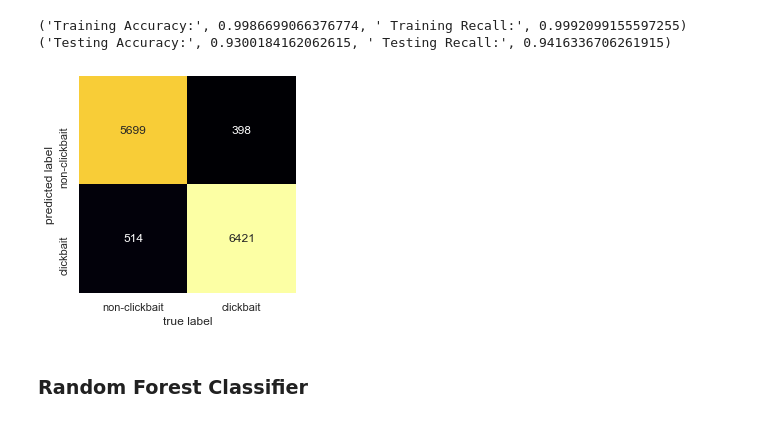
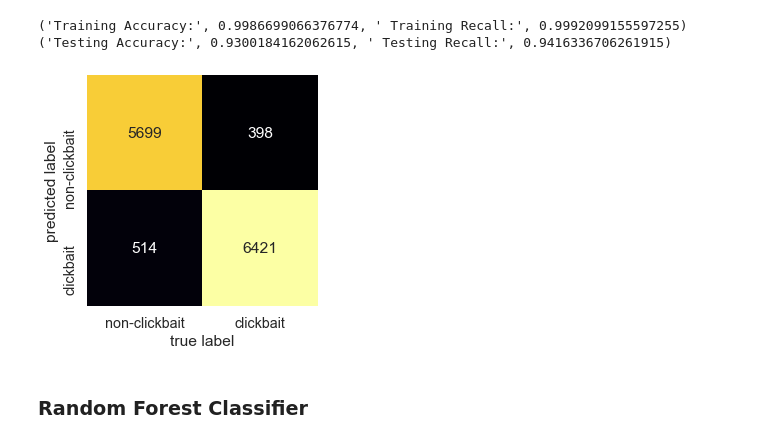
Before and after one commit to AlisonSalerno/clickbait_detector, a Jupyter notebook: workingnotebooks/modeling.ipynb, the cells around one changed output. Saved outputs shown, nothing was run; the diff lists cells and outputs as text; code cells hidden in the pictures.

```diff
--- a/workingnotebooks/modeling.ipynb
+++ b/workingnotebooks/modeling.ipynb
@@ -42,4 +42,4 @@ from matplotlib import style
 #punctuation, non-alphabetical/non-numerical characters removed and links were scrubbed from the data
 #numbers were not removed due to prevalence of numbers in clickbait headlines
 
-df = pd.read_csv('/data/with_engineeredfeat_data.csv',index_col=0)
+df = pd.read_csv('../data/with_engineeredfeat_data.csv',index_col=0)
@@ -149,14 +147,18 @@ print(test_results(nb_test_preds))
 # %%
 #confusion matrix on test set NB Classifier
 sns.set()
 
 cm_dc = confusion_matrix(y_test, nb_test_preds)
+sns.set(font_scale=1.3)
 sns.heatmap(cm_dc.T, square=True, annot=True, fmt='d', cbar=False,cmap="inferno", xticklabels=['non-clickbait','clickbait'],yticklabels=['non-clickbait','clickbait']
             )
+plt.tight_layout()
 plt.xlabel('true label')
-plt.ylabel('predicted label');
+plt.ylabel('predicted label')
+plt.savefig('nbcm5')
+plt.show();
 # %% [output]
-[figure, old version]
+[figure, new version]
 # %% [markdown]
 ### Random Forest Classifier
 # %%
```
Also changed, not shown: parts of 3 cells of this notebook, 2 other files.
